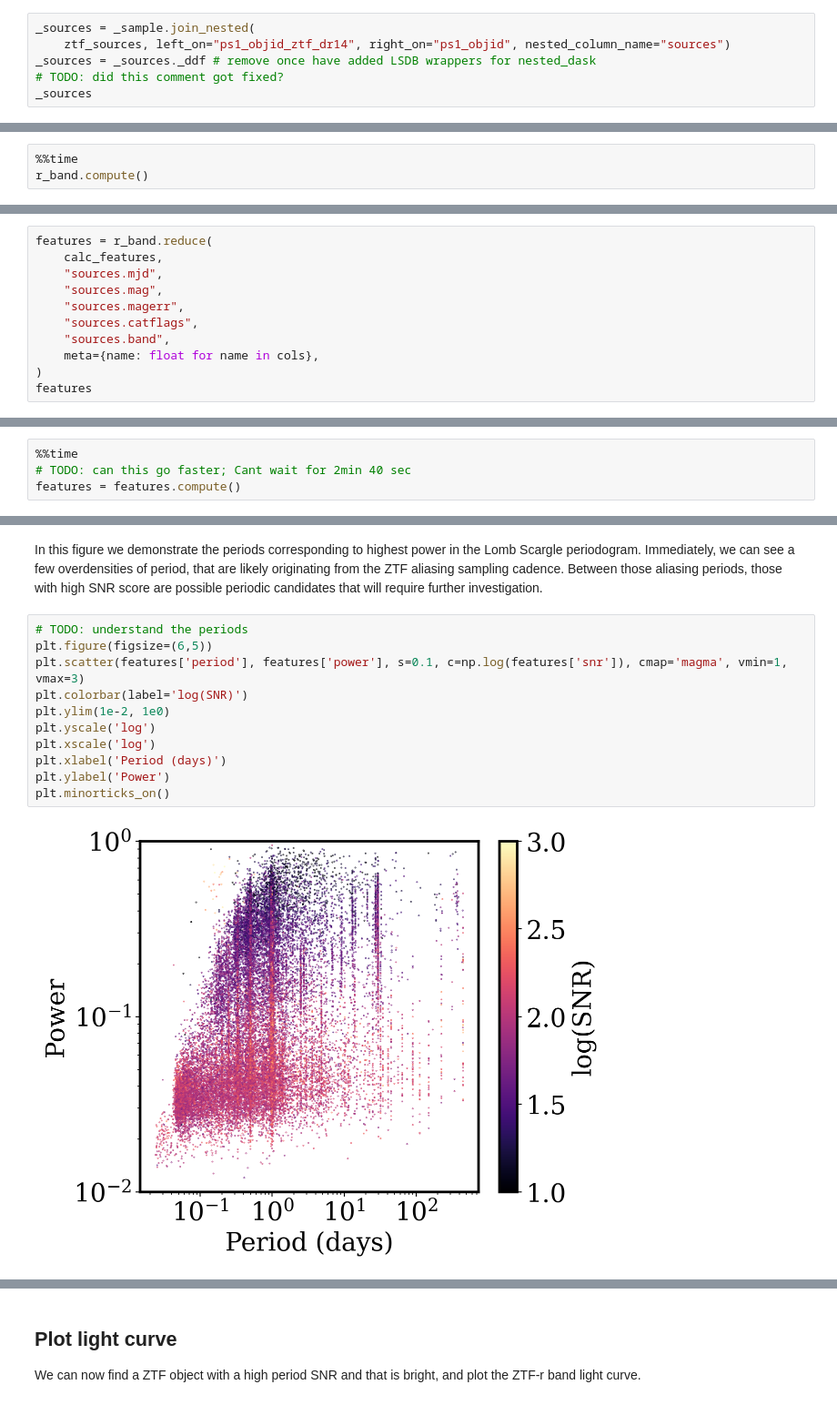
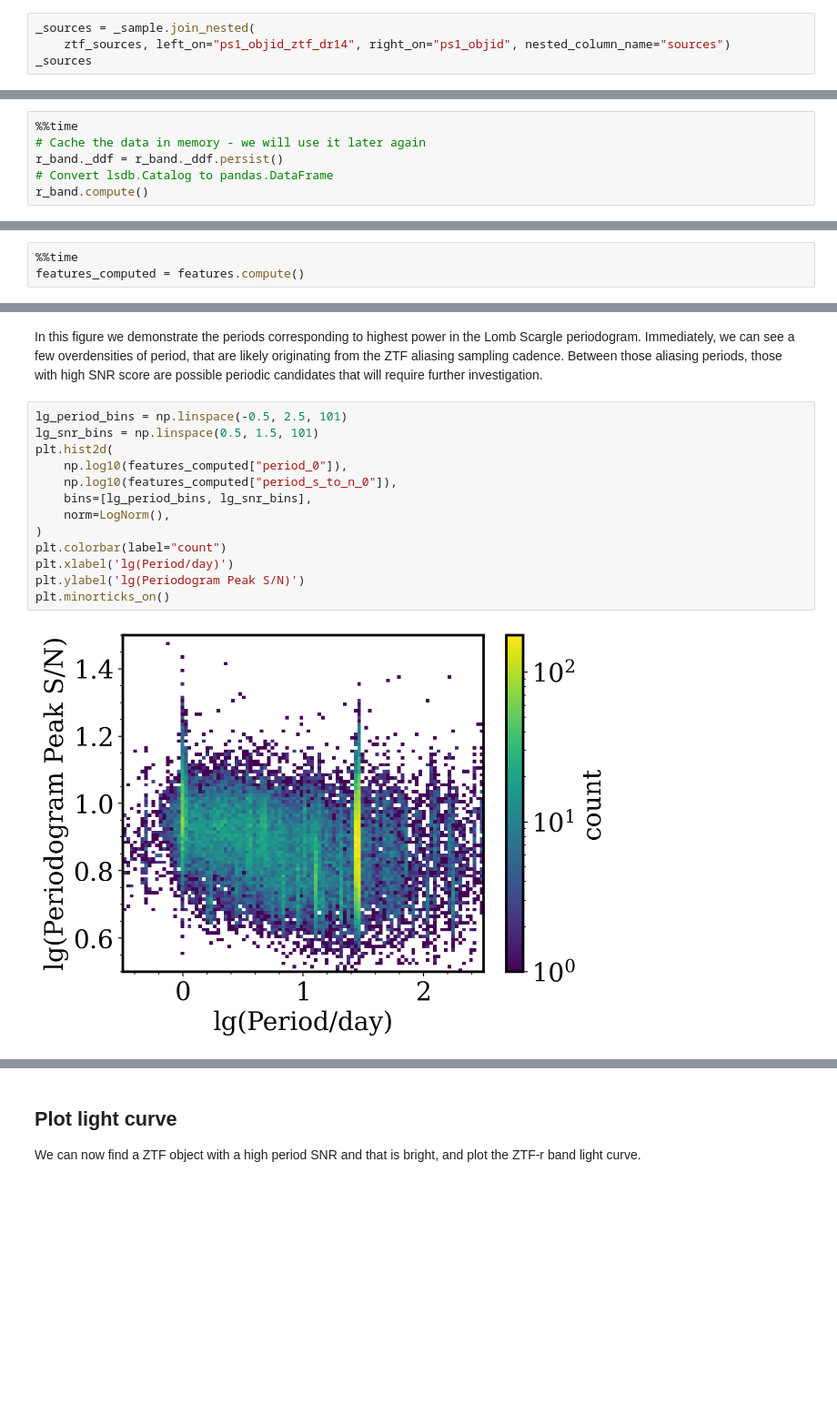
Before and after one commit to lincc-frameworks/LSDB-HATS-Midpoint-Review, a Jupyter notebook: Notebook_2_Basic_Time_Domain.ipynb, the cells around one changed output, grey strips where cells are left out. Shown: that part at 91% size. Drawn from its saved outputs; the diff is of its cells as text; blank space fills up the shorter version.

Commit message:
light-curve package and stuff

```diff
--- a/Notebook_2_Basic_Time_Domain.ipynb
+++ b/Notebook_2_Basic_Time_Domain.ipynb
@@ -136,7 +144,5 @@ We will now perform a join operation between our sample objects and their respec
 # %%
 _sources = _sample.join_nested(
     ztf_sources, left_on="ps1_objid_ztf_dr14", right_on="ps1_objid", nested_column_name="sources")
-_sources = _sources._ddf # remove once have added LSDB wrappers for nested_dask
-# TODO: did this comment got fixed?
 _sources
 # %% [output]
@@ -177,4 +185,7 @@ Dask Name: getitem, 9 expressions
 # %%
 %%time
+# Cache the data in memory - we will use it later again
+r_band._ddf = r_band._ddf.persist()
+# Convert lsdb.Catalog to pandas.DataFrame
 r_band.compute()
 # %% [output]
@@ -326,13 +261,2 @@ def calc_features(time, mag, magerr, flag, band, custom_cols=cols):
 # %% [markdown]
 We can now apply the feature calculator function `calc_features` to each light curve.
-# %%
-features = r_band.reduce(
-    calc_features,
-    "sources.mjd",
-    "sources.mag",
-    "sources.magerr",
-    "sources.catflags",
-    "sources.band",
-    meta={name: float for name in cols},
-)
-features
@@ -350,6 +264,5 @@ Dask Name: lambda, 10 expressions
 Let's compute the result (bring it into memory). This will take a few minutes and display some expected runtime warnings.
 # %%
 %%time
-# TODO: can this go faster; Cant wait for 2min 40 sec
-features = features.compute()
+features_computed = features.compute()
 # %% [output]
@@ -378,18 +291,20 @@ features
 # %% [markdown]
 In this figure we demonstrate the periods corresponding to highest power in the Lomb Scargle periodogram. Immediately, we can see a few overdensities of period, that are likely originating from the ZTF aliasing sampling cadence. Between those aliasing periods, those with high SNR score are possible periodic candidates that will require further investigation.
 # %%
-# TODO: understand the periods
-plt.figure(figsize=(6,5))
-plt.scatter(features['period'], features['power'], s=0.1, c=np.log(features['snr']), cmap='magma', vmin=1, vmax=3)
-plt.colorbar(label='log(SNR)')
-plt.ylim(1e-2, 1e0)
-plt.yscale('log')
-plt.xscale('log')
-plt.xlabel('Period (days)')
-plt.ylabel('Power')
+lg_period_bins = np.linspace(-0.5, 2.5, 101)
+lg_snr_bins = np.linspace(0.5, 1.5, 101)
+plt.hist2d(
+    np.log10(features_computed["period_0"]),
+    np.log10(features_computed["period_s_to_n_0"]),
+    bins=[lg_period_bins, lg_snr_bins],
+    norm=LogNorm(),
+)
+plt.colorbar(label="count")
+plt.xlabel('lg(Period/day)')
+plt.ylabel('lg(Periodogram Peak S/N)')
 plt.minorticks_on()
 # %% [output]
-[figure, old version]
+[figure, new version]
 # %% [markdown]
 Below is the ZTF periodogram where also observe the aliasing sampling periods. For more information about periodograms please have a look at the [references](#References) section of this notebook.
 
```
Also changed, not shown: parts of 19 cells of this notebook, 1 other file.
